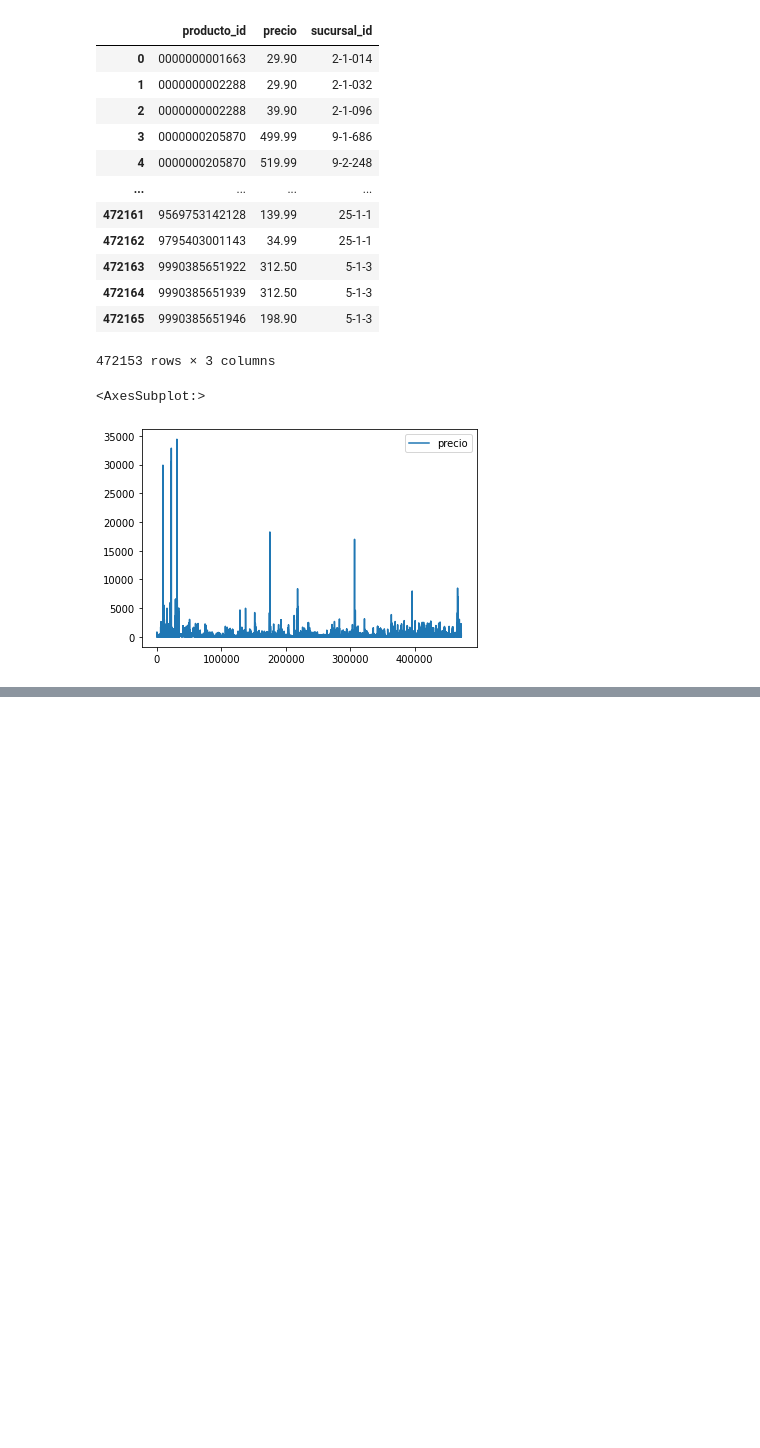
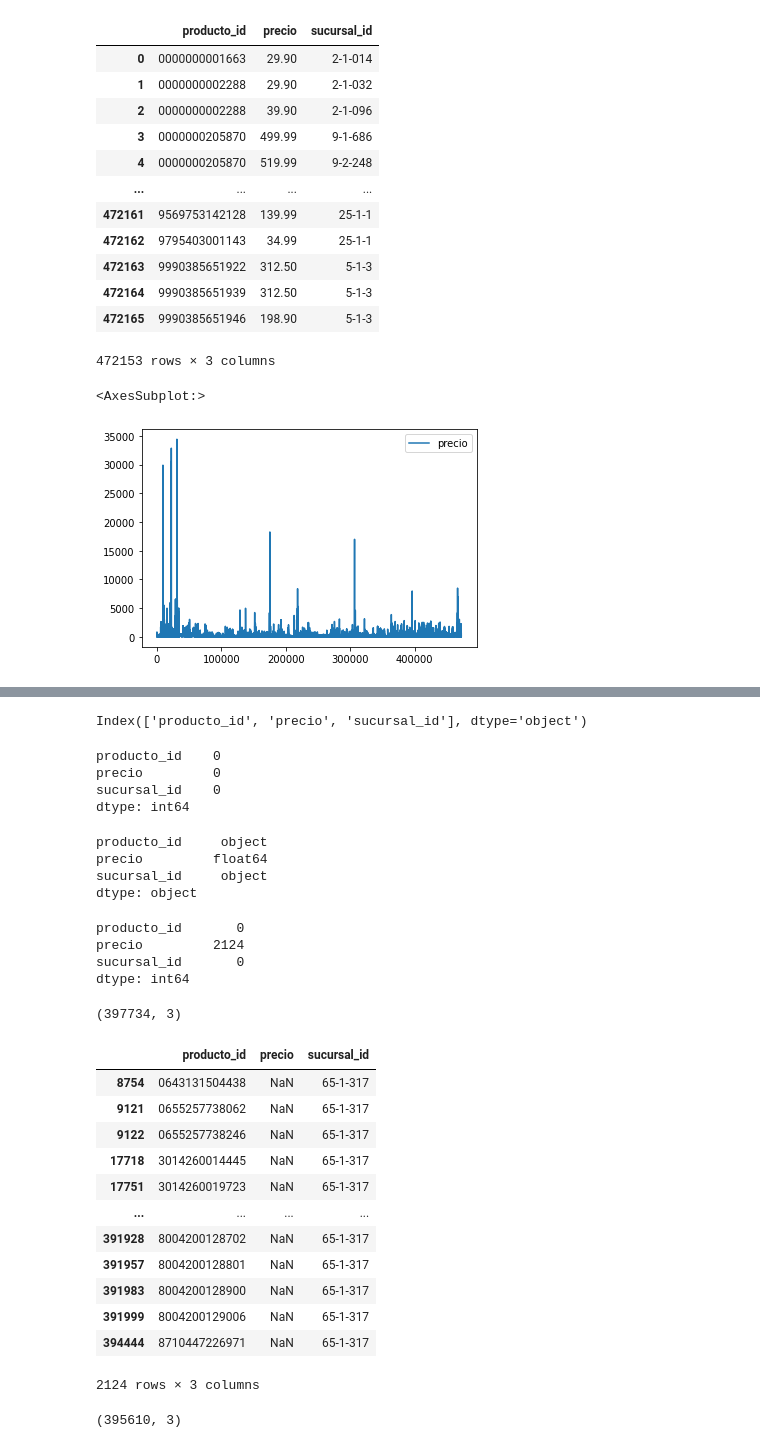
Before and after one commit to Leon-Espitia/Data_Engineering_ETL-n-ER_Model, a Jupyter notebook: cleansingStage.ipynb, the cells around one changed output, grey strips where cells are left out. Cells and saved outputs as stored; diff of their text form; code cells hidden in the pictures; blank space fills up the shorter version.

Commit message:
Setup and cleansing .0503 .json file

```diff
--- a/cleansingStage.ipynb
+++ b/cleansingStage.ipynb
@@ -117,0 +120,3 @@ df_csv0413.to_csv('precio_semana_20200413.csv', sep=',', index=False)
+# %%
+#Read up .json file (dataset) priory named 'precios_semana20200503.csv'
+df_json = pd.read_json(r'C:\Users\lespi\OneDrive\Escritorio\HENRY\DTS04\DTS04\PI_1_ETL\Henry-ETL-Project\Datasets\precios_semana_20200503.json')
@@ -117,0 +151,60 @@ df_csv0413.to_csv('precio_semana_20200413.csv', sep=',', index=False)
+# %%
+#Rearrange columns
+df_json = df_json[['producto_id', 'precio', 'sucursal_id']]
+df_json.columns
+# %% [output]
+Index(['producto_id', 'precio', 'sucursal_id'], dtype='object')
+# %%
+#Looking for missing values x1
+df_json.isna().sum()
+# %% [output]
+producto_id    0
+precio         0
+sucursal_id    0
+dtype: int64
+# %%
+#casting 'precio' to float type
+df_json['precio'] = pd.to_numeric(df_json['precio'], errors='coerce')
+df_json.dtypes
+# %% [output]
+producto_id     object
+precio         float64
+sucursal_id     object
+dtype: object
+# %%
+#Finding missing values x2
+df_json.isna().sum()
+# %% [output]
+producto_id       0
+precio         2124
+sucursal_id       0
+dtype: int64
+# %%
+#Checking
+df_json.shape
+# %% [output]
+(397734, 3)
+# %%
+#Exposing NaN values
+df_json[df_json['precio'].isna()]
+# %% [output]
+|  | producto_id | precio | sucursal_id |
+| 8754 | 0643131504438 | NaN | 65-1-317 |
+| 9121 | 0655257738062 | NaN | 65-1-317 |
+| 9122 | 0655257738246 | NaN | 65-1-317 |
+| 17718 | 3014260014445 | NaN | 65-1-317 |
+| 17751 | 3014260019723 | NaN | 65-1-317 |
+| ... | ... | ... | ... |
+| 391928 | 8004200128702 | NaN | 65-1-317 |
+| 391957 | 8004200128801 | NaN | 65-1-317 |
+| 391983 | 8004200128900 | NaN | 65-1-317 |
+| 391999 | 8004200129006 | NaN | 65-1-317 |
+| 394444 | 8710447226971 | NaN | 65-1-317 |
+2124 rows × 3 columns
+# %%
+#Dropping NaN values
+df_json.dropna(axis='index', how='any', inplace=True)
+#Verifying amount of values
+df_json.shape
+# %% [output]
+(395610, 3)
```
Also changed, not shown: parts of 10 cells of this notebook, 1 other file.
